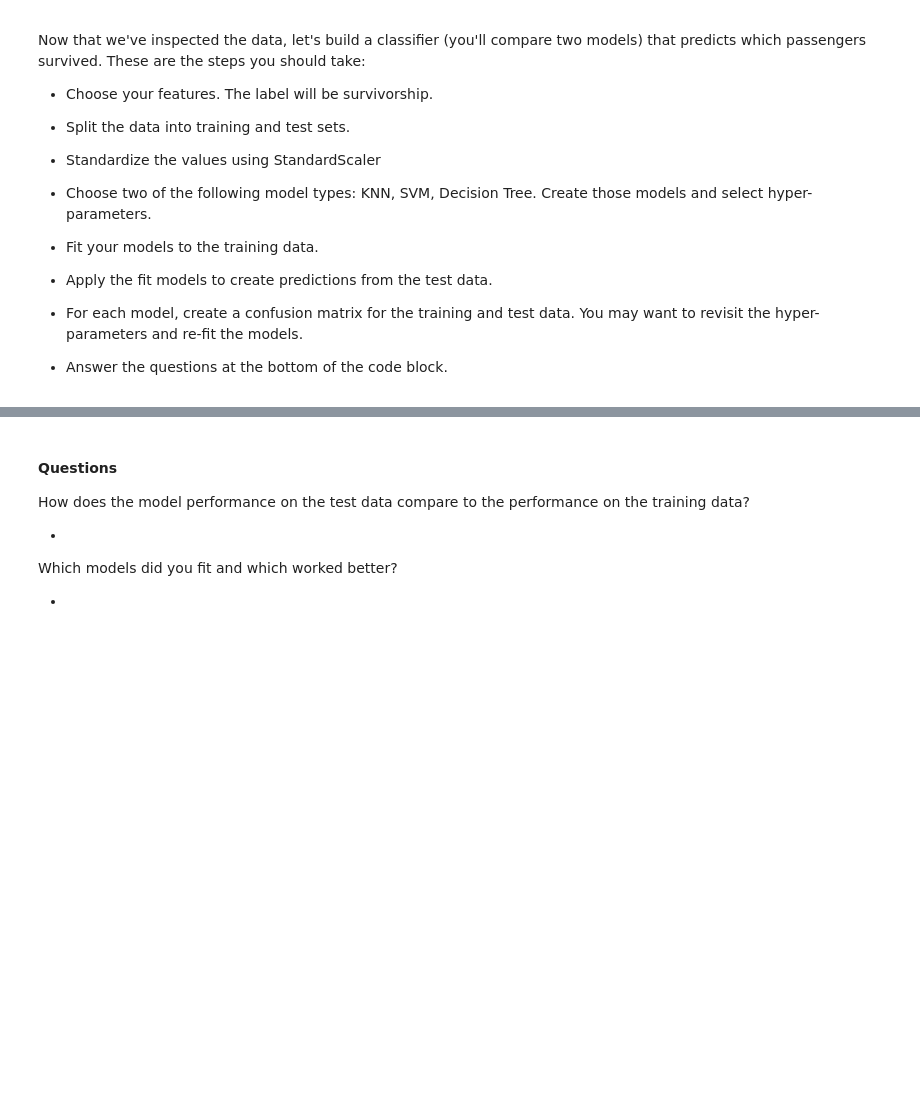
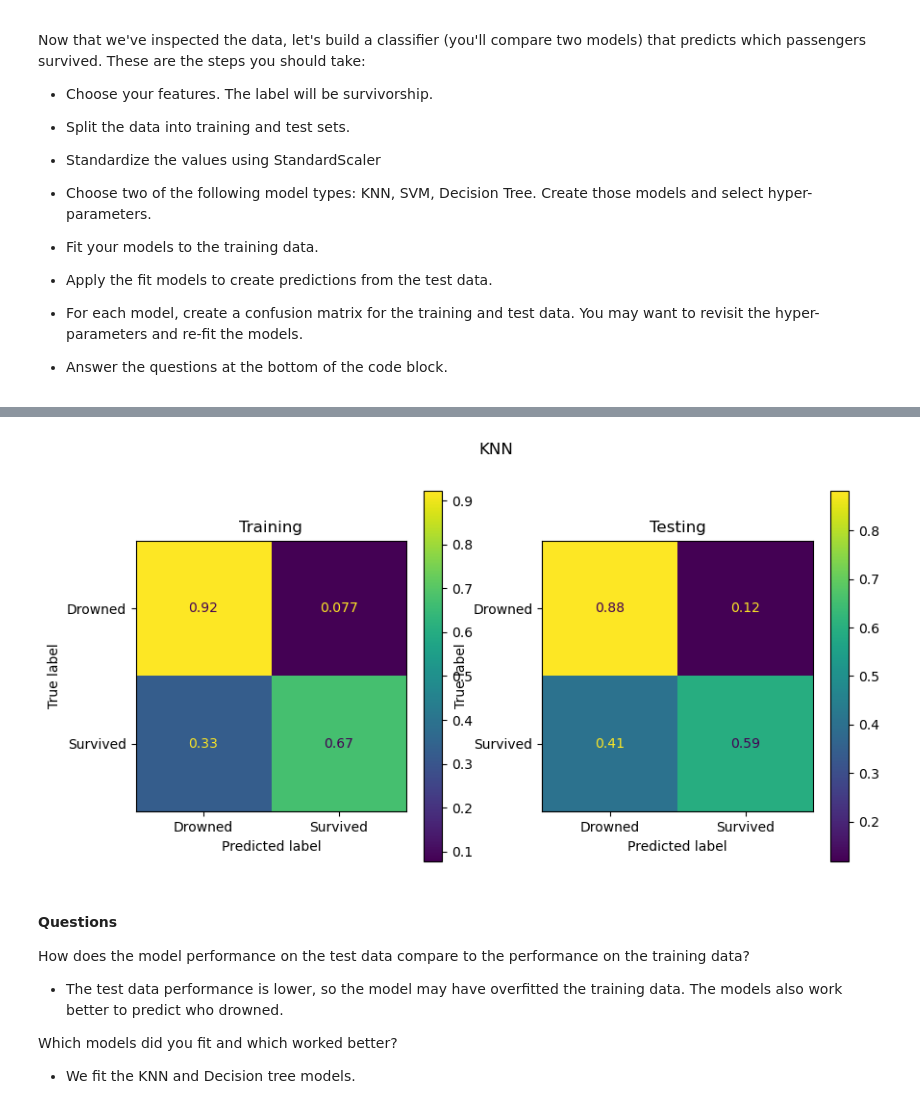
Before and after one commit to GettysburgDataScience/ps05-foxel03, a Jupyter notebook: ps05.ipynb, the cells around one changed output, grey strips where cells are left out. Saved outputs shown, nothing was run; the diff lists cells and outputs as text; code cells hidden in the pictures; blank space fills up the shorter version.

```diff
--- a/ps05.ipynb
+++ b/ps05.ipynb
@@ -188,11 +257,33 @@ Now that we've inspected the data, let's build a classifier (you'll compare two
+# %%
+y_knn_train = knn_clf.predict(Xs_train)
+y_knn_test = knn_clf.predict(Xs_test)
+
+fig, ax = plt.subplots(1, 2, figsize=(10, 5))
+
+ConfusionMatrixDisplay.from_predictions(y_train, y_knn_train,
+                                        normalize='true',
+                                        ax=ax[0],
+                                        display_labels=['Drowned', 'Survived'])
+
+ConfusionMatrixDisplay.from_predictions(y_test, y_knn_test,
+                                        normalize='true',
+                                        ax=ax[1],
+                                        display_labels=['Drowned', 'Survived'])
+
+ax[0].set_title('Training')
+ax[1].set_title('Testing')
+fig.suptitle('KNN')
+plt.show()
+# %% [output]
+[figure, added]
 # %% [markdown]
 #### **Questions**
 
 How does the model performance on the test data compare to the performance on the training data?
 
- -
+ - The test data performance is lower, so the model may have overfitted the training data. The models also work better to predict who drowned.
 
 
 Which models did you fit and which worked better?
 
- -
+ - We fit the KNN and Decision tree models.
```
Also changed, not shown: parts of 5 cells of this notebook.
